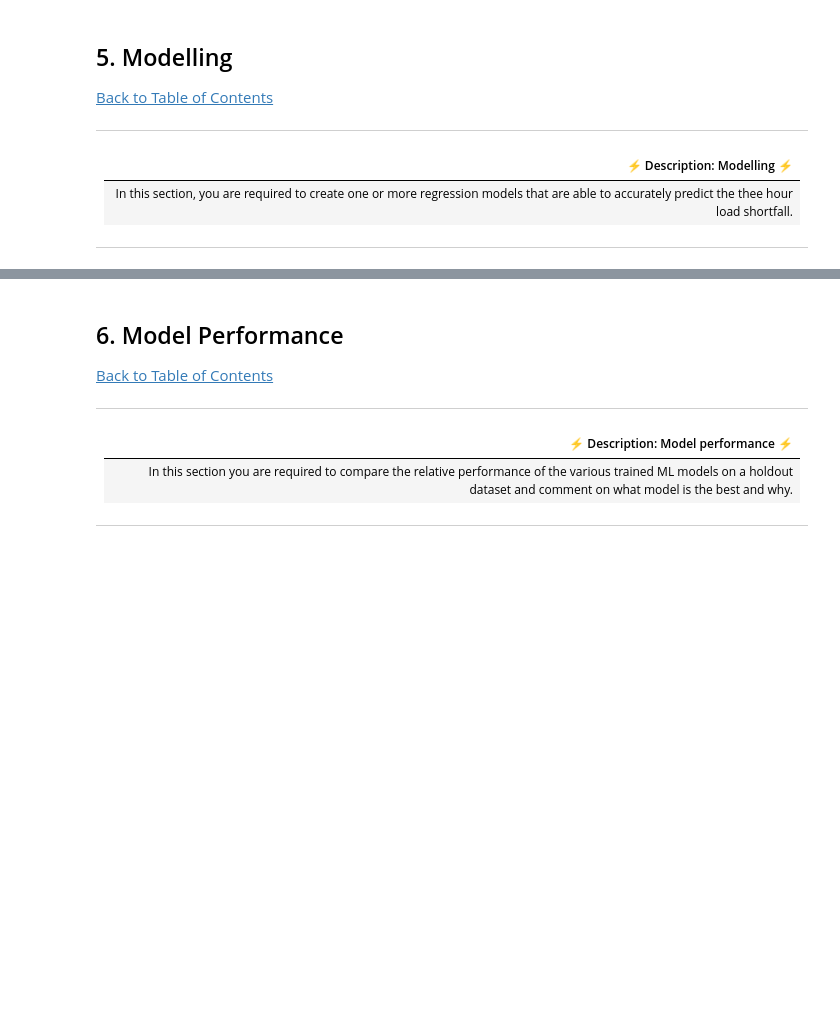
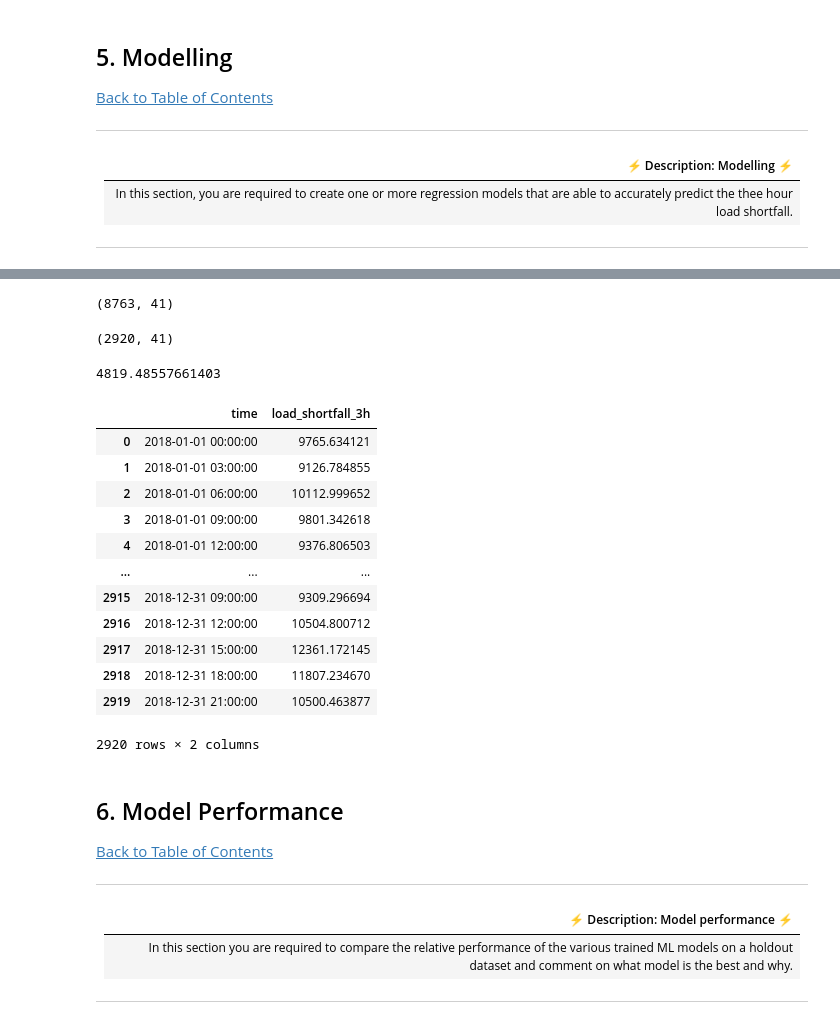
Before and after one commit to Aphiwe94/load-shortfall-regression-predict-api, a Jupyter notebook: starter-notebook.ipynb, the cells around one changed output, grey strips where cells are left out. Drawn from its saved outputs; the diff is of its cells as text; code cells hidden in the pictures; blank space fills up the shorter version.

Commit message:
Base model Linear regression updated

```diff
--- a/starter-notebook.ipynb
+++ b/starter-notebook.ipynb
@@ -290,6 +293,8 @@ sns.heatmap(corrmatrix, vmax=.8, square=True, cmap='BuPu')
 ---
 # %%
 # remove missing values/ features
+df_train = df_train.drop(['time','Valencia_wind_speed','Seville_pressure','Valencia_wind_deg','Barcelona_wind_speed','Valencia_pressure'], axis=1)
+df_testing = df_test.drop(['time','Valencia_wind_speed','Seville_pressure','Valencia_wind_deg','Barcelona_wind_speed','Valencia_pressure'], axis=1)
 # %%
 # create new features
 # %%
@@ -312,9 +334,47 @@ sns.heatmap(corrmatrix, vmax=.8, square=True, cmap='BuPu')
 # %%
 # create targets and features dataset
+y = df_train['load_shortfall_3h']
+X_train = df_train.drop( 'load_shortfall_3h',axis = 1)
+X_test = df_testing
+# %%
+X_train.shape
+# %% [output]
+(8763, 41)
+# %%
+X_test.shape
+# %% [output]
+(2920, 41)
 # %%
 # create one or more ML models
+lm = LinearRegression(normalize=True)
+lm.fit(X_train, y)
+lm_pred =(lm.predict(X_test))
 # %%
 # evaluate one or more ML models
+np.sqrt(mean_squared_error(y, lm.predict(X_train)))
+# %% [output]
+4819.48557661403
+# %%
+time = df_test['time']
+sub = lm_pred
+df_sub = pd.DataFrame(data={'time':time, 'load_shortfall_3h':lm_pred})
+df_sub.to_csv('submission.csv', index=False)
+# %%
+df_sub
+# %% [output]
+|  | time | load_shortfall_3h |
+| 0 | 2018-01-01 00:00:00 | 9765.634121 |
+| 1 | 2018-01-01 03:00:00 | 9126.784855 |
+| 2 | 2018-01-01 06:00:00 | 10112.999652 |
+| 3 | 2018-01-01 09:00:00 | 9801.342618 |
+| 4 | 2018-01-01 12:00:00 | 9376.806503 |
+| ... | ... | ... |
+| 2915 | 2018-12-31 09:00:00 | 9309.296694 |
+| 2916 | 2018-12-31 12:00:00 | 10504.800712 |
+| 2917 | 2018-12-31 15:00:00 | 12361.172145 |
+| 2918 | 2018-12-31 18:00:00 | 11807.234670 |
+| 2919 | 2018-12-31 21:00:00 | 10500.463877 |
+2920 rows × 2 columns
 # %% [markdown]
 <a id="six"></a>
 ## 6. Model Performance
```
Also changed, not shown: parts of 4 cells of this notebook.
